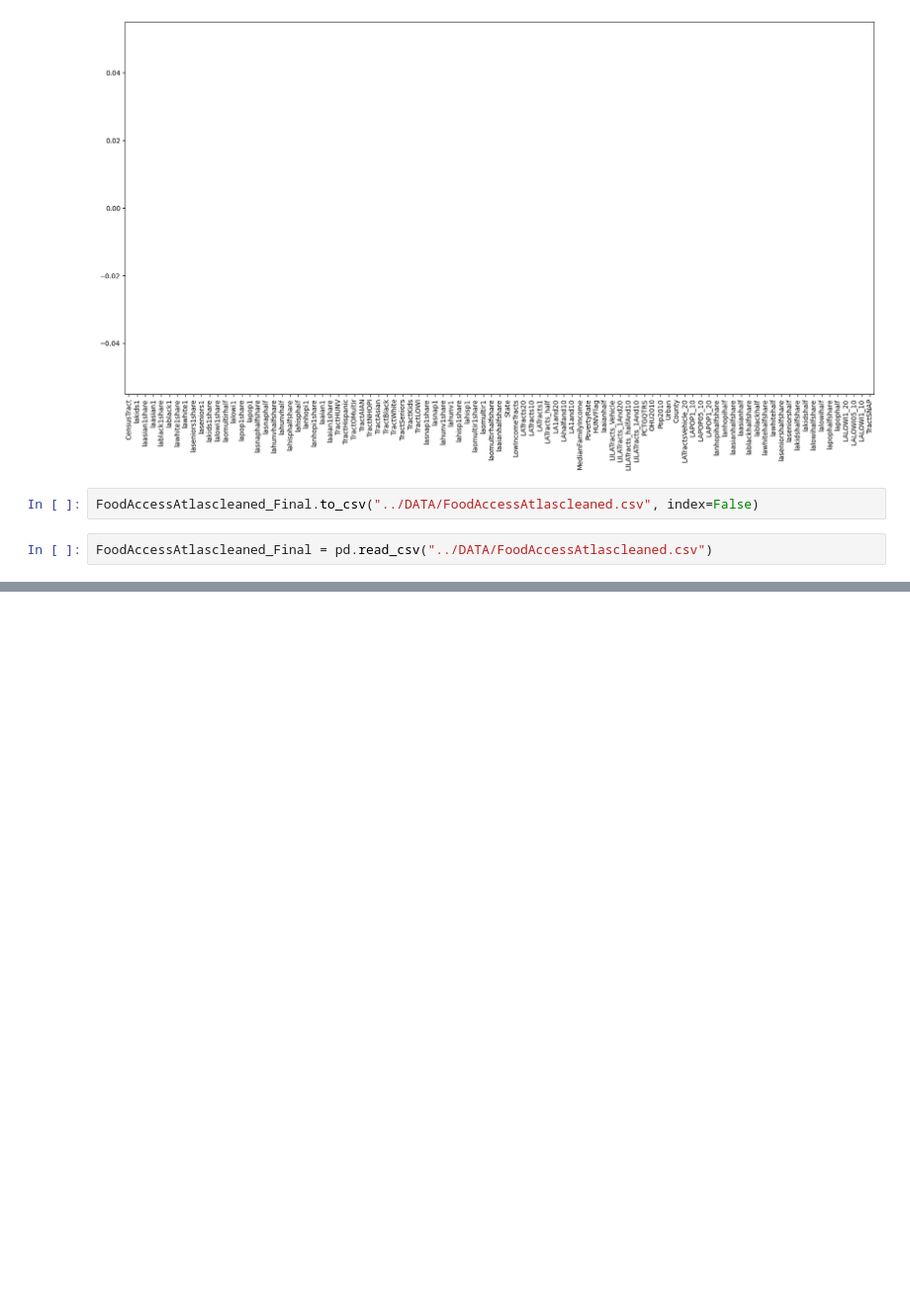
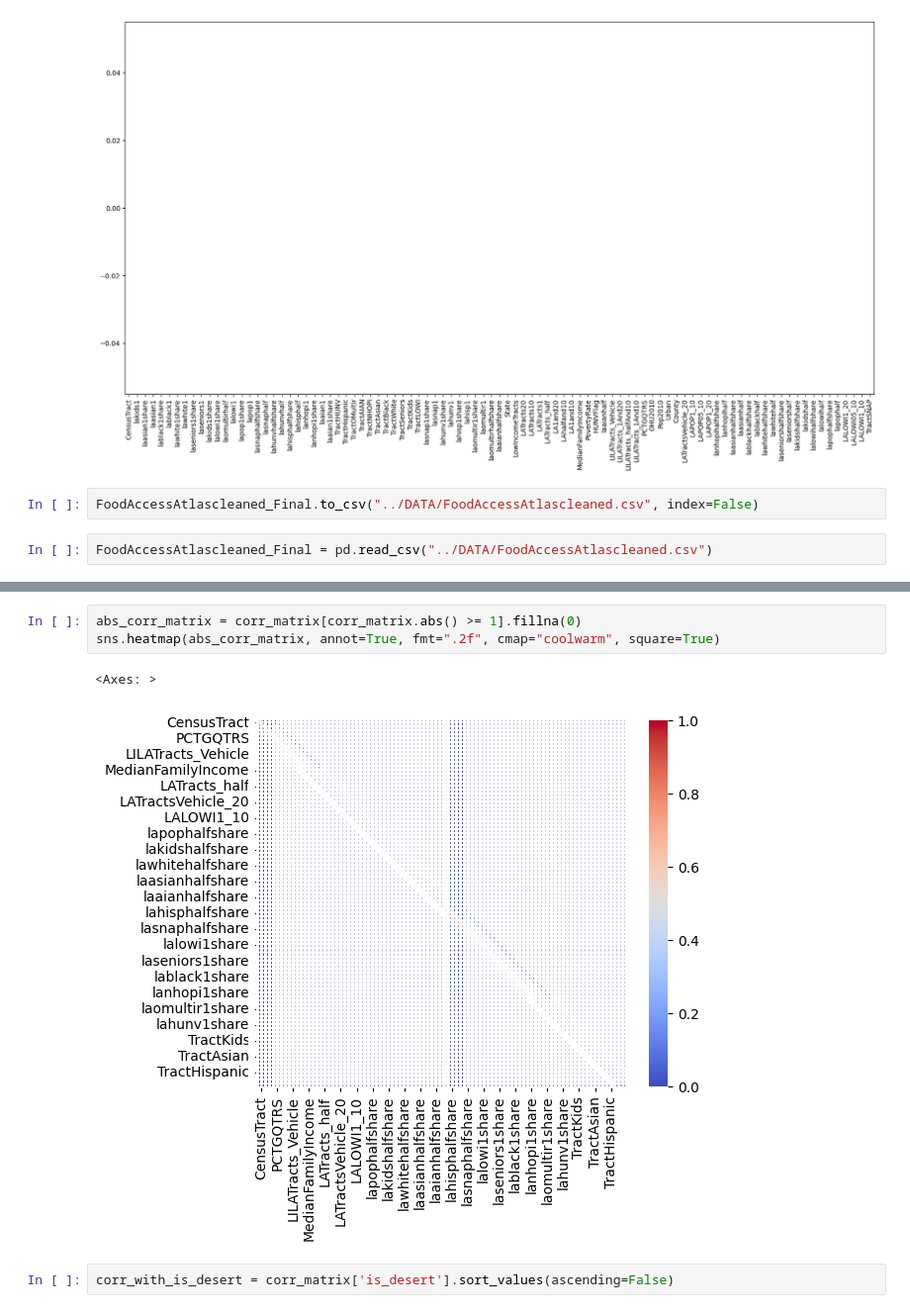
Before and after one commit to Sarfarazzzzz/DSA-Datathon-2025, a Jupyter notebook: notebooks/EDA.ipynb, the cells around one changed output, grey strips where cells are left out. Shown at 99% size. Cells and saved outputs as stored; diff of their text form; blank space fills up the shorter version.

```diff
--- a/notebooks/EDA.ipynb
+++ b/notebooks/EDA.ipynb
@@ -436,0 +463,8 @@ Length: 93, dtype: int64
+# %%
+abs_corr_matrix = corr_matrix[corr_matrix.abs() >= 1].fillna(0)
+sns.heatmap(abs_corr_matrix, annot=True, fmt=".2f", cmap="coolwarm", square=True)
+# %% [output]
+<Axes: >
+[figure, added]
+# %%
+corr_with_is_desert = corr_matrix['is_desert'].sort_values(ascending=False)
```
Also changed, not shown: parts of 23 cells of this notebook, 2 other files.
